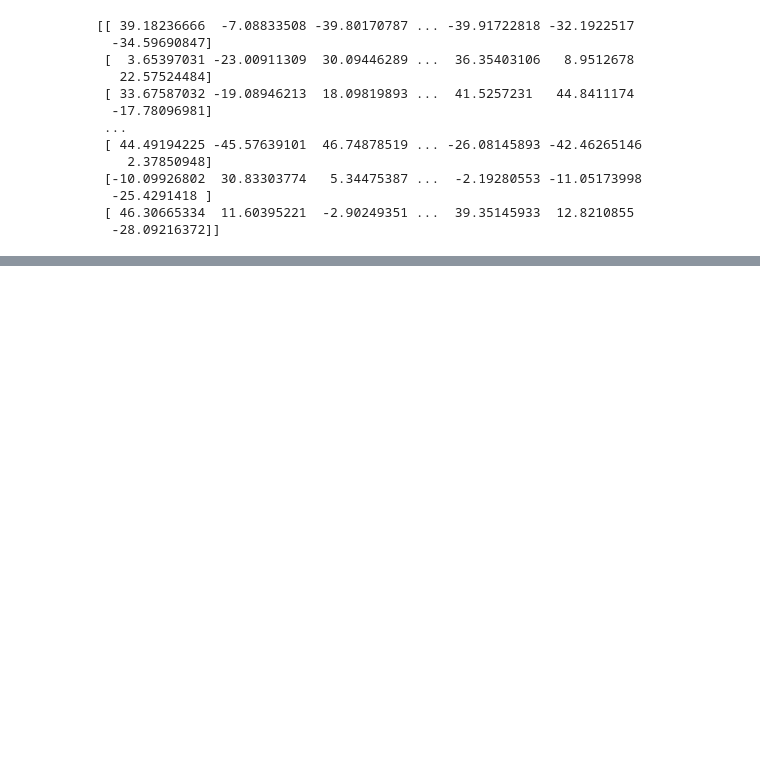
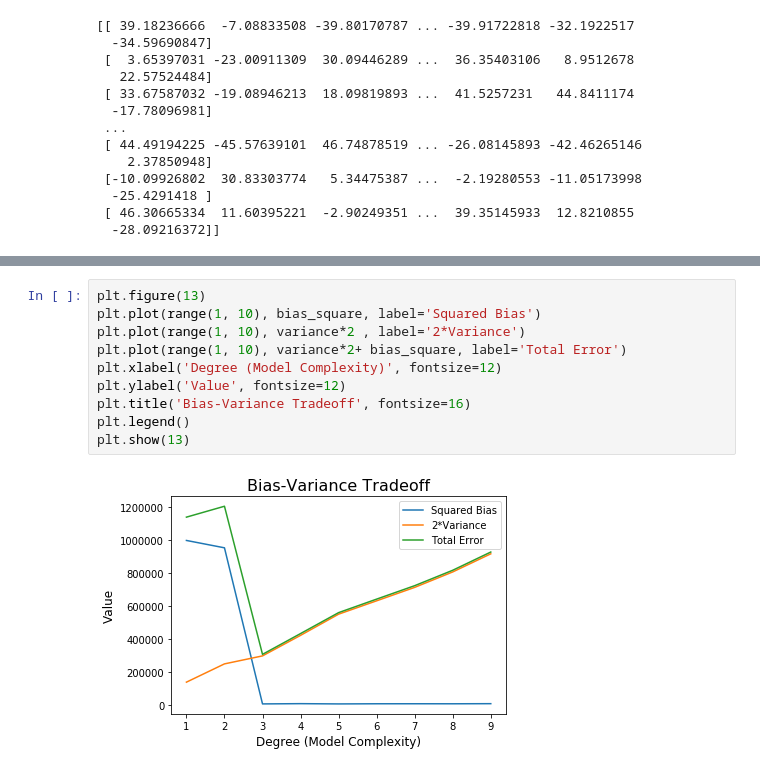
Before and after one commit to jiviteshjain/bias-variance-tradeoff, a Jupyter notebook: MDL-Assignment2.ipynb, the cells around one changed output, grey strips where cells are left out. Saved outputs shown, nothing was run; the diff lists cells and outputs as text; blank space fills up the shorter version.

```diff
--- a/MDL-Assignment2.ipynb
+++ b/MDL-Assignment2.ipynb
@@ -121,0 +213,12 @@ print(errors - (bias_square+variance))
+# %%
+plt.figure(13)
+plt.plot(range(1, 10), bias_square, label='Squared Bias')
+plt.plot(range(1, 10), variance*2 , label='2*Variance')
+plt.plot(range(1, 10), variance*2+ bias_square, label='Total Error')
+plt.xlabel('Degree (Model Complexity)', fontsize=12)
+plt.ylabel('Value', fontsize=12)
+plt.title('Bias-Variance Tradeoff', fontsize=16)
+plt.legend()
+plt.show(13)
+# %% [output]
+[figure, added]
```
Also changed, not shown: parts of 10 cells of this notebook, 2 other files.
